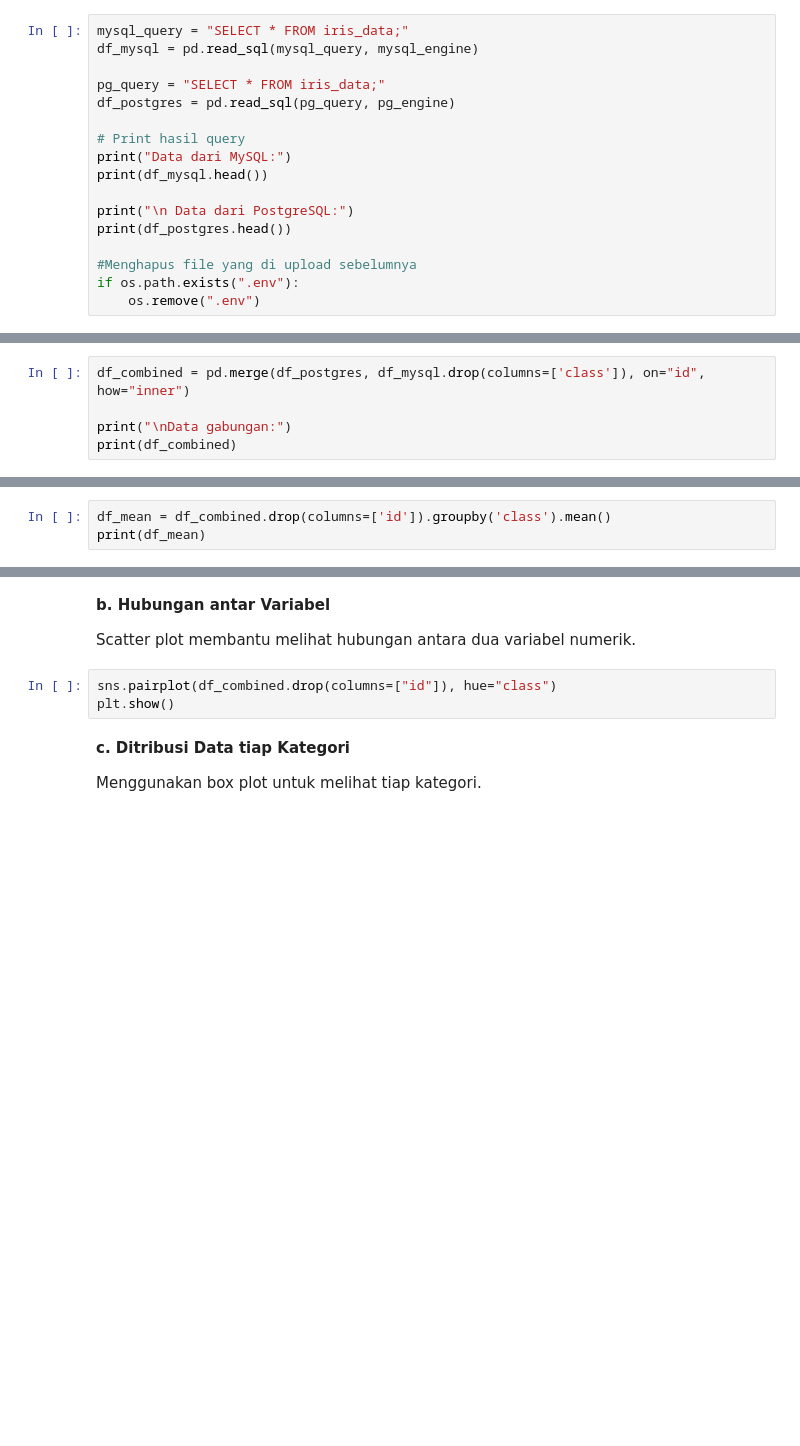
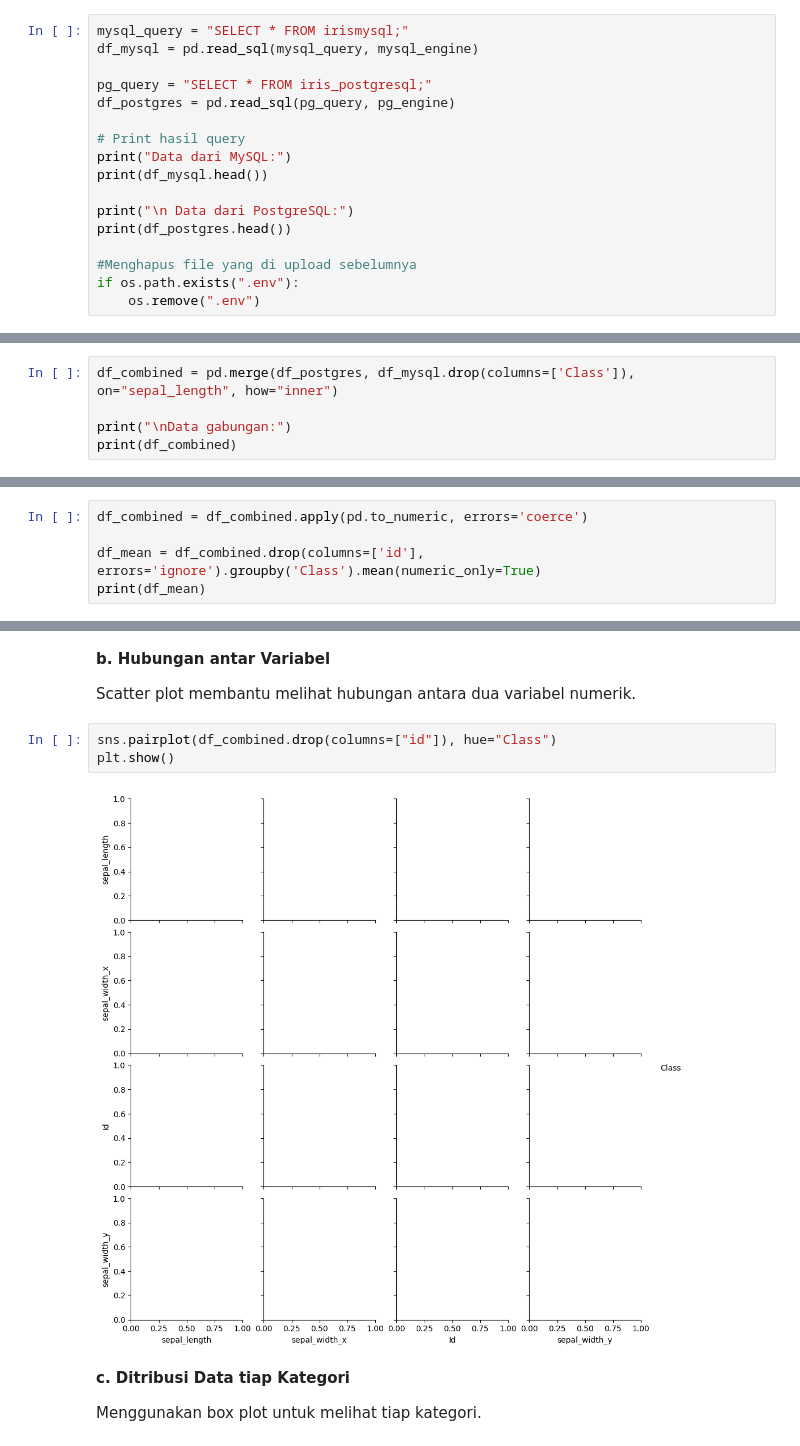
Before and after one commit to sifa-190/pendata, a Jupyter notebook: _sources/Tugas1.ipynb, the cells around one changed output, grey strips where cells are left out. Drawn from its saved outputs; the diff is of its cells as text; blank space fills up the shorter version.

```diff
--- a/_sources/Tugas1.ipynb
+++ b/_sources/Tugas1.ipynb
@@ -203,10 +210,10 @@ connection to server at "localhost" (::1), port 5432 failed: Cannot assign reque
 # %% [markdown]
 #####**b. Mengambil dan menampilkan data serta menghapus file yang di upload sebelumnya**
 # %%
-mysql_query = "SELECT * FROM iris_data;"
+mysql_query = "SELECT * FROM irismysql;"
 df_mysql = pd.read_sql(mysql_query, mysql_engine)
 
-pg_query = "SELECT * FROM iris_data;"
+pg_query = "SELECT * FROM iris_postgresql;"
 df_postgres = pd.read_sql(pg_query, pg_engine)
 
 # Print hasil query
@@ -225,7 +245,7 @@ OperationalError: (pymysql.err.OperationalError) (2003, "Can't connect to MySQL
 # %% [markdown]
 #####**c. Menggabungkan Data dari Kedua Database**
 # %%
-df_combined = pd.merge(df_postgres, df_mysql.drop(columns=['class']), on="id", how="inner")
+df_combined = pd.merge(df_postgres, df_mysql.drop(columns=['Class']), on="sepal_length", how="inner")
 
 print("\nData gabungan:")
 print(df_combined)
@@ -265,5 +337,7 @@ plt.show()
 # %% [markdown]
 *   Statistik Deskriptif Per Class
 # %%
-df_mean = df_combined.drop(columns=['id']).groupby('class').mean()
+df_combined = df_combined.apply(pd.to_numeric, errors='coerce')
+
+df_mean = df_combined.drop(columns=['id'], errors='ignore').groupby('Class').mean(numeric_only=True)
 print(df_mean)
@@ -292,8 +379,10 @@ plt.show()
 
 Scatter plot membantu melihat hubungan antara dua variabel numerik.
 # %%
-sns.pairplot(df_combined.drop(columns=["id"]), hue="class")
+sns.pairplot(df_combined.drop(columns=["id"]), hue="Class")
 plt.show()
+# %% [output]
+[figure, added]
 # %% [markdown]
 **c. Ditribusi Data tiap Kategori**
 
```
Also changed, not shown: parts of 19 cells of this notebook, 7 other files.
